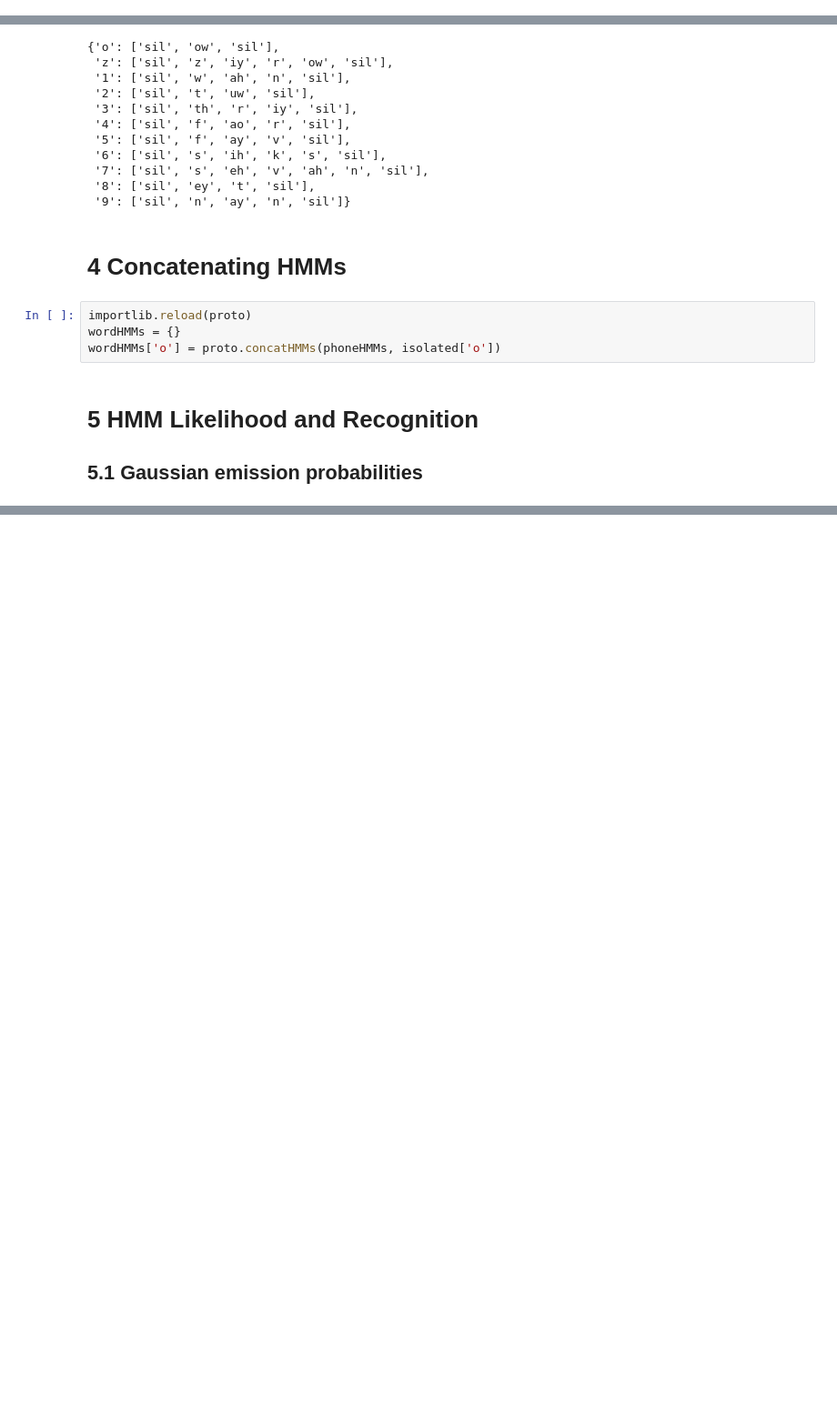
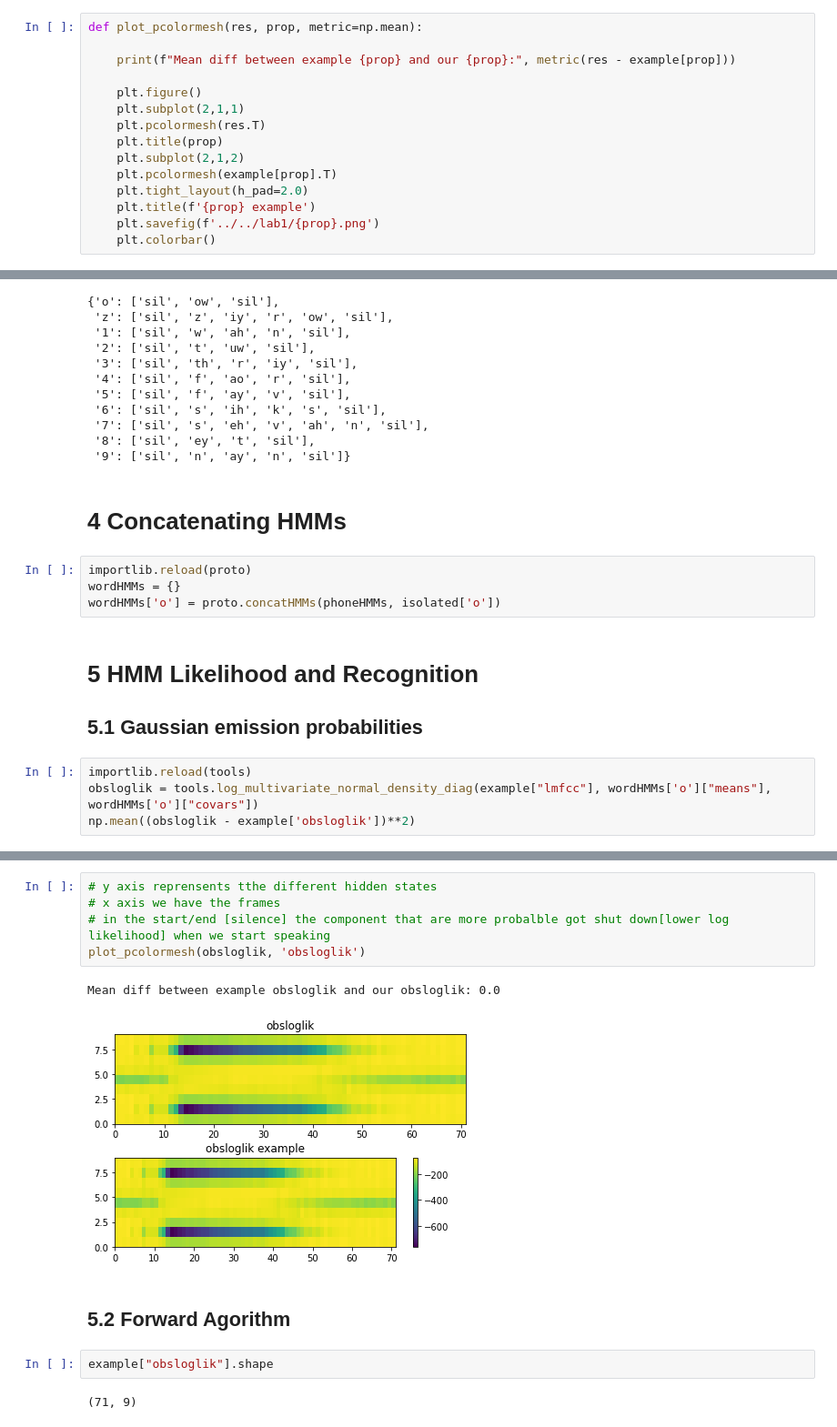
Before and after one commit to KenzaB27/ssr_labs, a Jupyter notebook: lab2/experiments.ipynb, the cells around one changed output, grey strips where cells are left out. Shown at 91% size. Saved outputs shown, nothing was run; the diff lists cells and outputs as text; blank space fills up the shorter version.

```diff
--- a/lab2/experiments.ipynb
+++ b/lab2/experiments.ipynb
@@ -6,3 +9,18 @@ import lab2_tools as tools
+# %%
+def plot_pcolormesh(res, prop, metric=np.mean):
+
+    print(f"Mean diff between example {prop} and our {prop}:", metric(res - example[prop]))
+
+    plt.figure()
+    plt.subplot(2,1,1)
+    plt.pcolormesh(res.T)
+    plt.title(prop)
+    plt.subplot(2,1,2)
+    plt.pcolormesh(example[prop].T)
+    plt.tight_layout(h_pad=2.0)
+    plt.title(f'{prop} example')
+    plt.savefig(f'../../lab1/{prop}.png')
+    plt.colorbar()
 # %% [markdown]
 # Data and model set
 ## 3.1 The phonetic models
@@ -97,3 +86,7 @@ wordHMMs['o'] = proto.concatHMMs(phoneHMMs, isolated['o'])
 # %% [markdown]
 # 5 HMM Likelihood and Recognition
 ## 5.1 Gaussian emission probabilities
+# %%
+importlib.reload(tools)
+obsloglik = tools.log_multivariate_normal_density_diag(example["lmfcc"], wordHMMs['o']["means"], wordHMMs['o']["covars"])
+np.mean((obsloglik - example['obsloglik'])**2)
@@ -99,0 +100,14 @@ wordHMMs['o'] = proto.concatHMMs(phoneHMMs, isolated['o'])
+# %%
+# y axis reprensents tthe different hidden states
+# x axis we have the frames
+# in the start/end [silence] the component that are more probalble got shut down[lower log likelihood] when we start speaking
+plot_pcolormesh(obsloglik, 'obsloglik')
+# %% [output]
+Mean diff between example obsloglik and our obsloglik: 0.0
+[figure, added]
+# %% [markdown]
+## 5.2 Forward Agorithm
+# %%
+example["obsloglik"].shape
+# %% [output]
+(71, 9)
```
Also changed, not shown: parts of 22 cells of this notebook, 1 other file.
